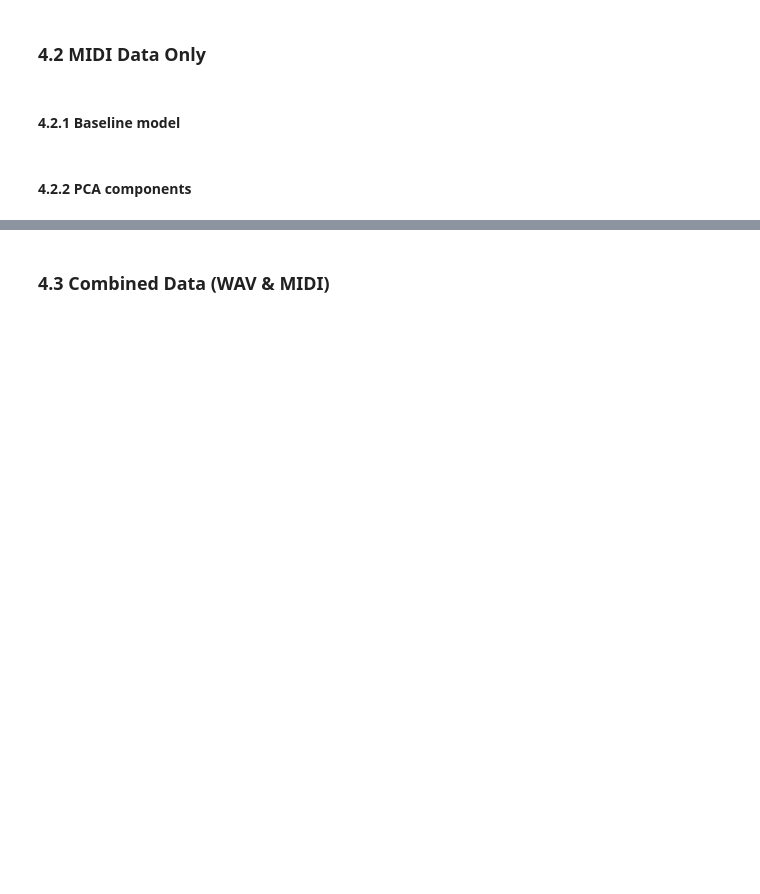
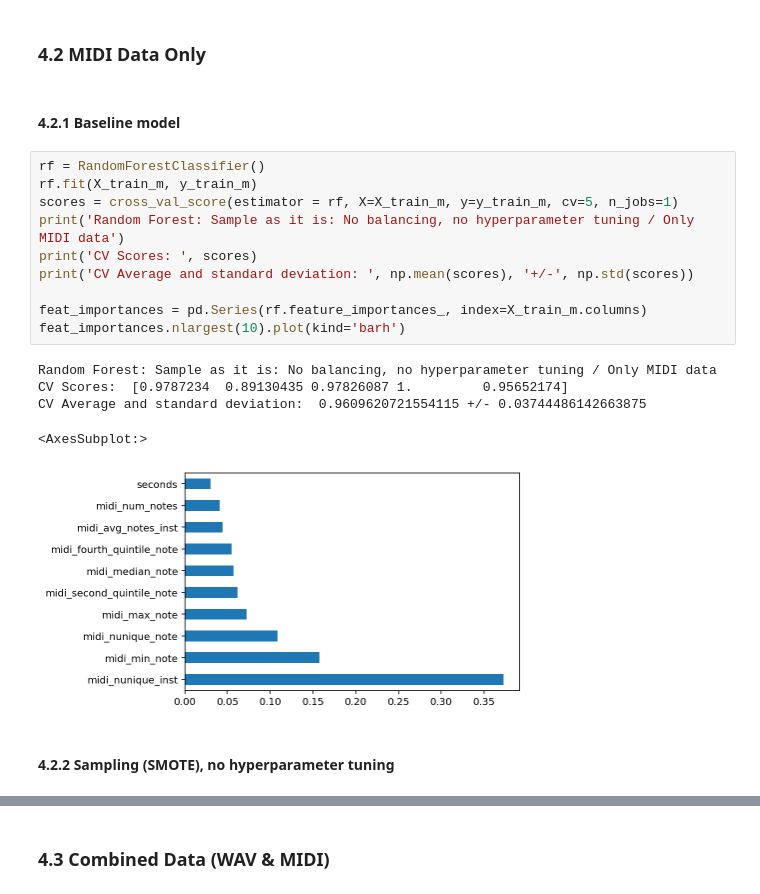
Before and after one commit to dfristau/ristau_berton_huang_meneses_w207_final_project, a Jupyter notebook: scripts/Model Consolidation.ipynb, the cells around one changed output, grey strips where cells are left out. Cells and saved outputs as stored; diff of their text form; blank space fills up the shorter version.

```diff
--- a/scripts/Model Consolidation.ipynb
+++ b/scripts/Model Consolidation.ipynb
@@ -533,5 +718,21 @@ y_train_c = comb_train.iloc[:,np.r_[177]]
 ### 4.2 MIDI Data Only
 # %% [markdown]
 #### 4.2.1 Baseline model
+# %%
+rf = RandomForestClassifier()
+rf.fit(X_train_m, y_train_m)
+scores = cross_val_score(estimator = rf, X=X_train_m, y=y_train_m, cv=5, n_jobs=1)
+print('Random Forest: Sample as it is: No balancing, no hyperparameter tuning / Only MIDI data')
+print('CV Scores: ', scores)
+print('CV Average and standard deviation: ', np.mean(scores), '+/-', np.std(scores))
+
+feat_importances = pd.Series(rf.feature_importances_, index=X_train_m.columns)
+feat_importances.nlargest(10).plot(kind='barh')
+# %% [output]
+Random Forest: Sample as it is: No balancing, no hyperparameter tuning / Only MIDI data
+CV Scores:  [0.9787234  0.89130435 0.97826087 1.         0.95652174]
+CV Average and standard deviation:  0.9609620721554115 +/- 0.03744486142663875
+<AxesSubplot:>
+[figure, added]
 # %% [markdown]
-#### 4.2.2 PCA components
+#### 4.2.2 Sampling (SMOTE), no hyperparameter tuning
```
Also changed, not shown: parts of 66 cells of this notebook.
